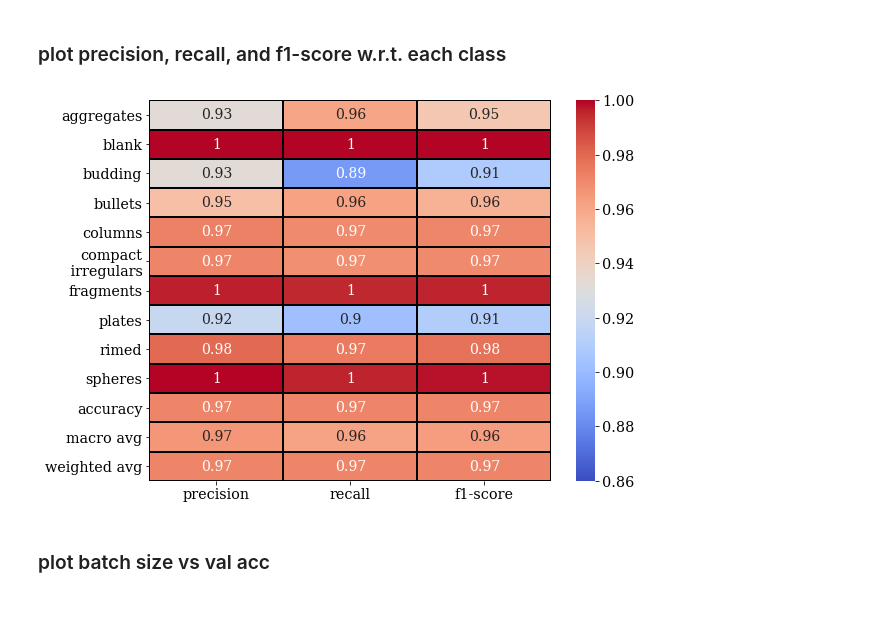
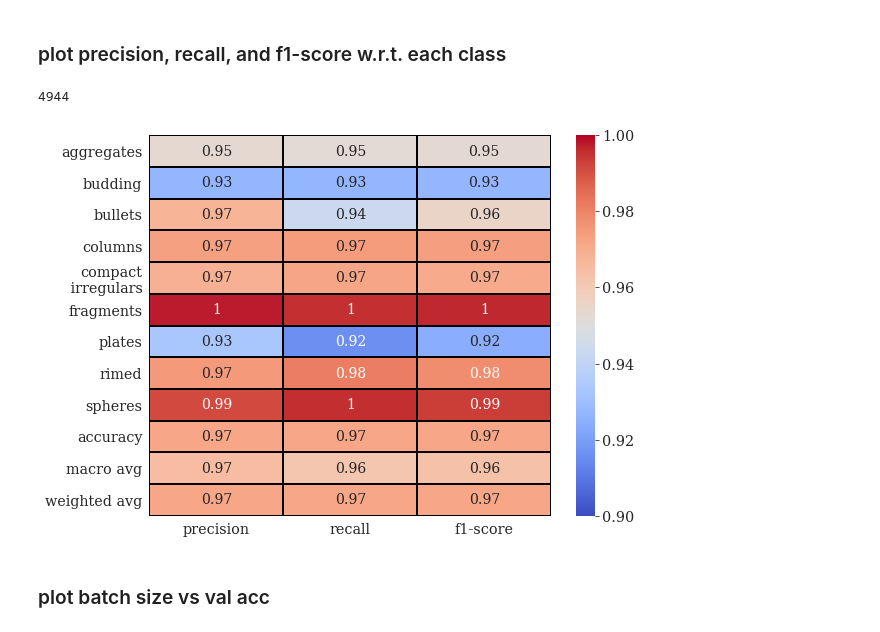
Before and after one commit to vprzybylo/cocpit, a Jupyter notebook: notebooks/make_plots.ipynb, the cells around one changed output. Saved outputs shown, nothing was run; the diff lists cells and outputs as text; code cells hidden in the pictures.

```diff
--- a/notebooks/make_plots.ipynb
+++ b/notebooks/make_plots.ipynb
@@ -23,15 +23,15 @@ plt.rcParams.update(plt_params)
 # %% [markdown]
 ### plot confusion matrix on validation dataloader
 # %%
-model = torch.load('/data/data/saved_models/no_mask/e20_bs64_k5_9models_v1.0.0_removed_vgg16').cuda()
-val_data = torch.load('/data/data/saved_val_loaders/no_mask/val_loader20_bs64_k5_9models_v1.0.0_removed.pt')
+model = torch.load('/data/data/saved_models/no_mask/e20_bs64_k0_1models_v1.0.0_no_blank_vgg16').cuda()
+val_data = torch.load('/data/data/saved_val_loaders/no_mask/val_loader20_bs64_k0_1models_v1.0.0_no_blank.pt')
 device = torch.device("cuda" if torch.cuda.is_available() else "cpu")
 batch_size=64
 # class_names = ['aggs','blank','blurry','budding',
 #               'bullets','columns','compact irregulars',
 #               'fragments','needles','plates','rimed aggs',
 #               'rimed columns','spheres']
-class_names = ['aggregates','blank', 'budding',
+class_names = ['aggregates','budding',
               'bullets','columns','compact\n irregulars',
               'fragments','plates','rimed',
               'spheres']
@@ -97,12 +97,17 @@ cocpit.classification_metrics.plot_model_metric_folds(metric_filename, convert_n
 [figure]
 # %% [markdown]
 ### plot precision, recall, and f1-score w.r.t. each class
+# %%
+len(all_labels)
+# %% [output]
+4944
 # %%
 save_name='/data/data/plots/clf_report_classes_vgg19.pdf'
+metric_filename = '/data/data/saved_accuracies/no_mask/save_val_metrics_e20_bs64_k0_1_no_blank.csv'
 clf_report = cocpit.classification_metrics.metrics_report(all_labels, all_preds, class_names)
-cocpit.classification_metrics.plot_classification_report_classes(clf_report, save_name, save_fig=False)
+cocpit.classification_metrics.plot_classification_report_classes(clf_report, save_name, save_fig=True)
 # %% [output]
-[figure, old version]
+[figure, new version]
 # %% [markdown]
 ### plot batch size vs val acc
 # %%
```
Also changed, not shown: parts of 2 cells of this notebook, 5 other files.
